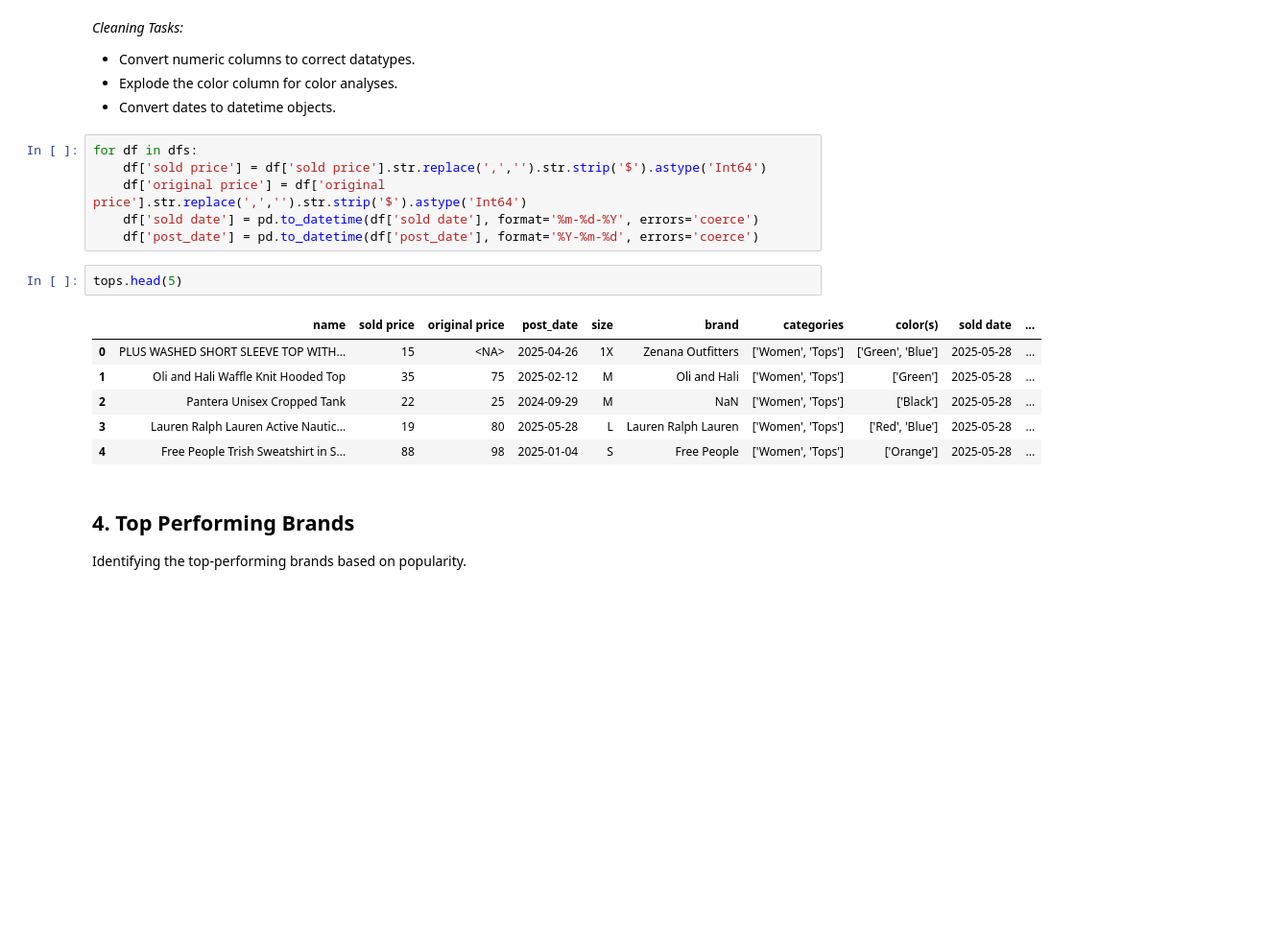
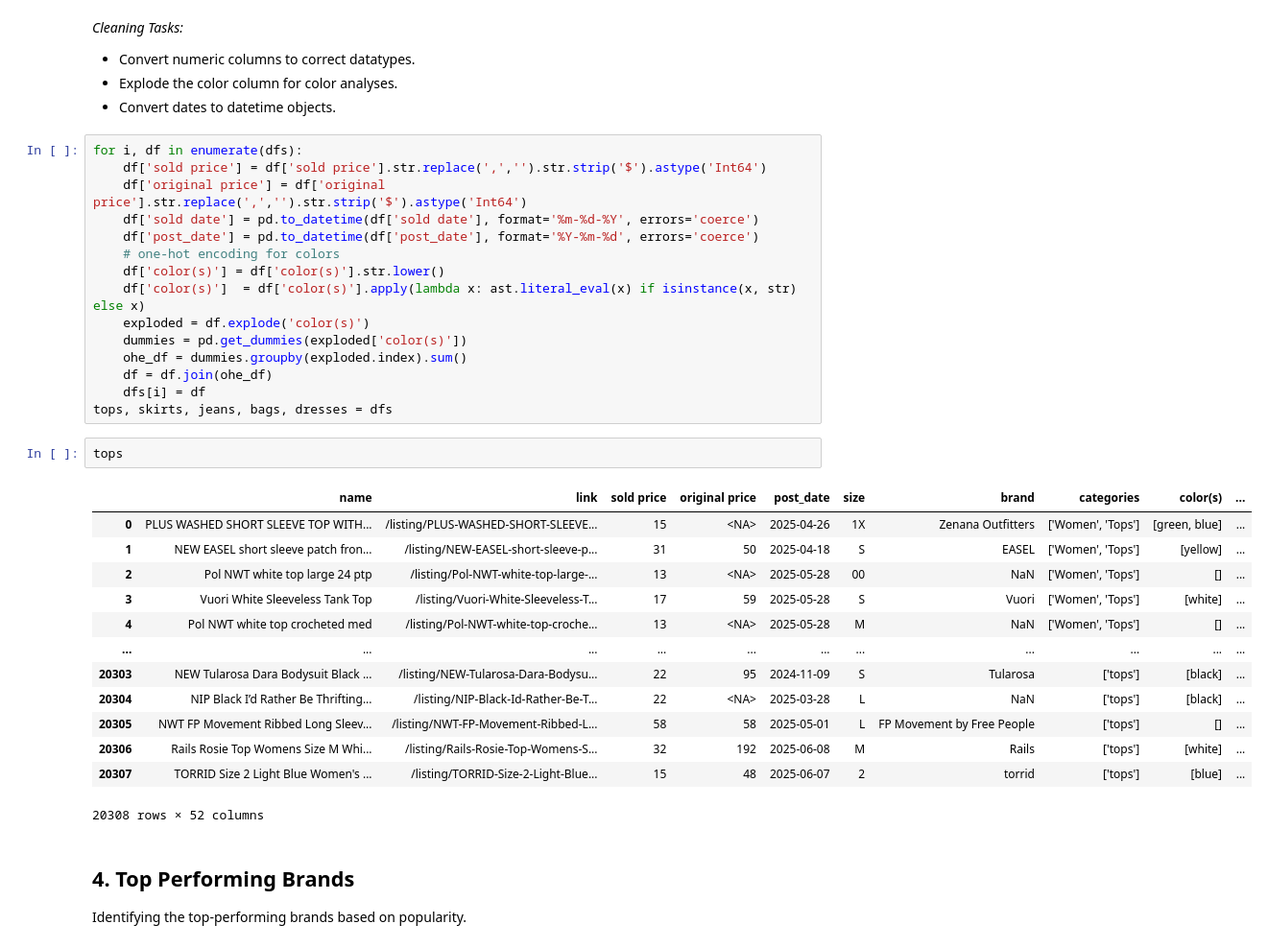
Before and after one commit to its-melina/Poshmark-Analytics, a Jupyter notebook: EDA.ipynb, the cells around one changed output. Shown: that part at 96% size. Drawn from its saved outputs; the diff is of its cells as text; blank space fills up the shorter version.

Commit message:
one hot encoding colors

```diff
--- a/EDA.ipynb
+++ b/EDA.ipynb
@@ -89,20 +90,36 @@ Index(['name', 'sold price', 'original price', 'post_date', 'size', 'brand',
 * Explode the color column for color analyses.
 * Convert dates to datetime objects.
 # %%
-for df in dfs:
+for i, df in enumerate(dfs):
     df['sold price'] = df['sold price'].str.replace(',','').str.strip('$').astype('Int64')
     df['original price'] = df['original price'].str.replace(',','').str.strip('$').astype('Int64')
     df['sold date'] = pd.to_datetime(df['sold date'], format='%m-%d-%Y', errors='coerce')
     df['post_date'] = pd.to_datetime(df['post_date'], format='%Y-%m-%d', errors='coerce')
+    # one-hot encoding for colors
+    df['color(s)'] = df['color(s)'].str.lower()
+    df['color(s)']  = df['color(s)'].apply(lambda x: ast.literal_eval(x) if isinstance(x, str) else x)
+    exploded = df.explode('color(s)')
+    dummies = pd.get_dummies(exploded['color(s)'])
+    ohe_df = dummies.groupby(exploded.index).sum()
+    df = df.join(ohe_df)
+    dfs[i] = df
+tops, skirts, jeans, bags, dresses = dfs
 # %%
-tops.head(5)
+tops
 # %% [output]
-|  | name | sold price | original price | post_date | size | brand | categories | color(s) | sold date | ... |
-| 0 | PLUS WASHED SHORT SLEEVE TOP WITH... | 15 | <NA> | 2025-04-26 | 1X | Zenana Outfitters | ['Women', 'Tops'] | ['Green', 'Blue'] | 2025-05-28 | ... |
-| 1 | Oli and Hali Waffle Knit Hooded Top | 35 | 75 | 2025-02-12 | M | Oli and Hali | ['Women', 'Tops'] | ['Green'] | 2025-05-28 | ... |
-| 2 | Pantera Unisex Cropped Tank | 22 | 25 | 2024-09-29 | M | NaN | ['Women', 'Tops'] | ['Black'] | 2025-05-28 | ... |
-| 3 | Lauren Ralph Lauren Active Nautic... | 19 | 80 | 2025-05-28 | L | Lauren Ralph Lauren | ['Women', 'Tops'] | ['Red', 'Blue'] | 2025-05-28 | ... |
-| 4 | Free People Trish Sweatshirt in S... | 88 | 98 | 2025-01-04 | S | Free People | ['Women', 'Tops'] | ['Orange'] | 2025-05-28 | ... |
+|  | name | link | sold price | original price | post_date | size | brand | categories | color(s) | ... |
+| 0 | PLUS WASHED SHORT SLEEVE TOP WITH... | /listing/PLUS-WASHED-SHORT-SLEEVE... | 15 | <NA> | 2025-04-26 | 1X | Zenana Outfitters | ['Women', 'Tops'] | [green, blue] | ... |
+| 1 | NEW EASEL short sleeve patch fron... | /listing/NEW-EASEL-short-sleeve-p... | 31 | 50 | 2025-04-18 | S | EASEL | ['Women', 'Tops'] | [yellow] | ... |
+| 2 | Pol NWT white top large 24 ptp | /listing/Pol-NWT-white-top-large-... | 13 | <NA> | 2025-05-28 | 00 | NaN | ['Women', 'Tops'] | [] | ... |
+| 3 | Vuori White Sleeveless Tank Top | /listing/Vuori-White-Sleeveless-T... | 17 | 59 | 2025-05-28 | S | Vuori | ['Women', 'Tops'] | [white] | ... |
+| 4 | Pol NWT white top crocheted med | /listing/Pol-NWT-white-top-croche... | 13 | <NA> | 2025-05-28 | M | NaN | ['Women', 'Tops'] | [] | ... |
+| ... | ... | ... | ... | ... | ... | ... | ... | ... | ... | ... |
+| 20303 | NEW Tularosa Dara Bodysuit Black ... | /listing/NEW-Tularosa-Dara-Bodysu... | 22 | 95 | 2024-11-09 | S | Tularosa | ['tops'] | [black] | ... |
+| 20304 | NIP Black I’d Rather Be Thrifting... | /listing/NIP-Black-Id-Rather-Be-T... | 22 | <NA> | 2025-03-28 | L | NaN | ['tops'] | [black] | ... |
+| 20305 | NWT FP Movement Ribbed Long Sleev... | /listing/NWT-FP-Movement-Ribbed-L... | 58 | 58 | 2025-05-01 | L | FP Movement by Free People | ['tops'] | [] | ... |
+| 20306 | Rails Rosie Top Womens Size M Whi... | /listing/Rails-Rosie-Top-Womens-S... | 32 | 192 | 2025-06-08 | M | Rails | ['tops'] | [white] | ... |
+| 20307 | TORRID Size 2 Light Blue Women's ... | /listing/TORRID-Size-2-Light-Blue... | 15 | 48 | 2025-06-07 | 2 | torrid | ['tops'] | [blue] | ... |
+20308 rows × 52 columns
 # %% [markdown]
 ## 4. Top Performing Brands
 
```
Also changed, not shown: parts of 4 cells of this notebook.
